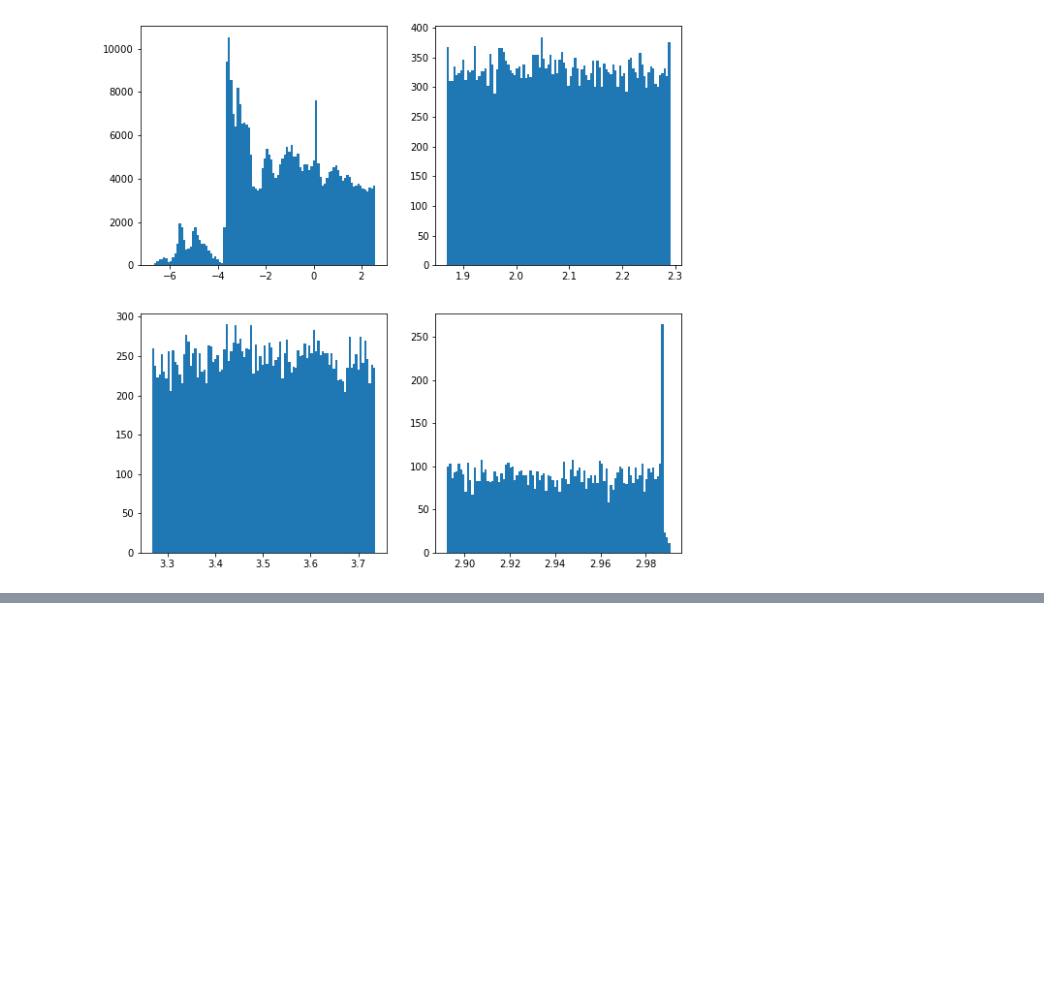
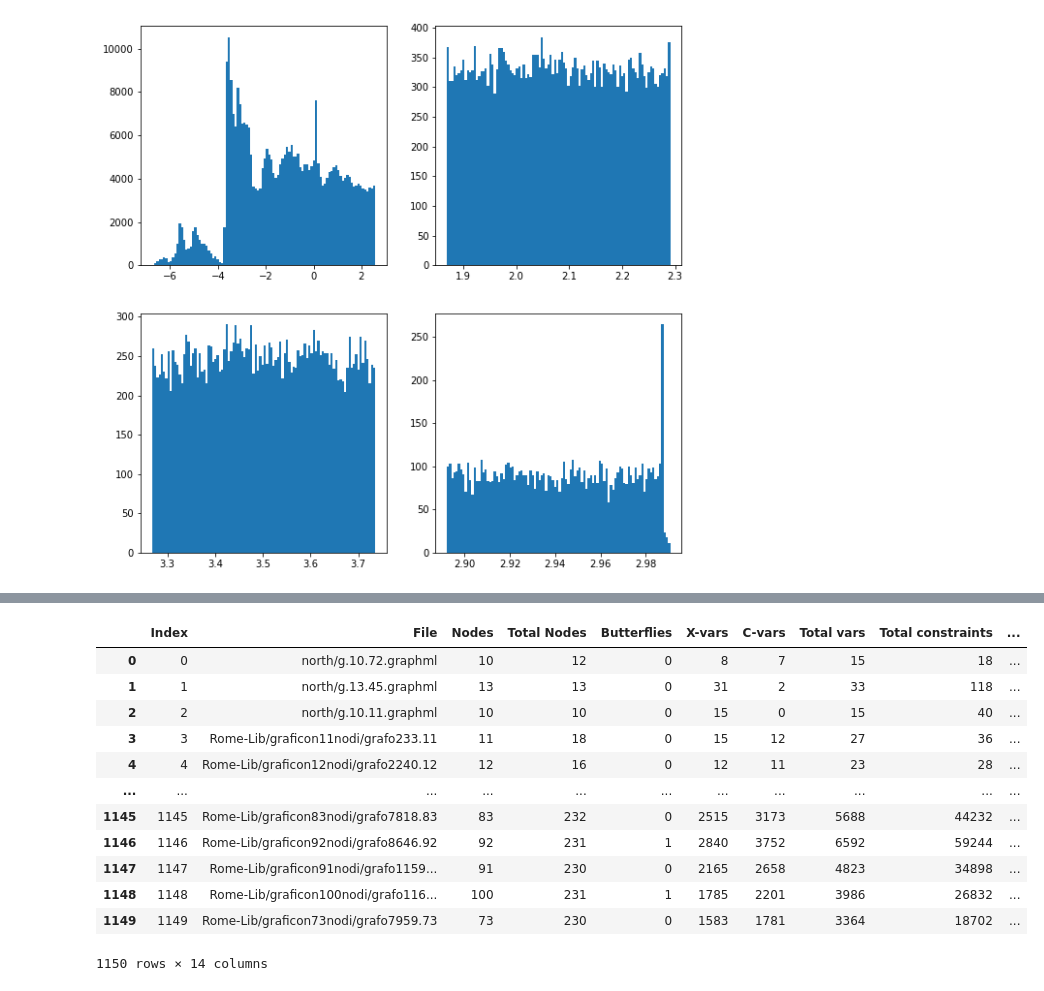
Before and after one commit to singhstack/CS7200-project, a Jupyter notebook: EDA/ku_analytics.ipynb, the cells around one changed output, grey strips where cells are left out. Drawn from its saved outputs; the diff is of its cells as text; code cells hidden in the pictures; blank space fills up the shorter version.

```diff
--- a/EDA/ku_analytics.ipynb
+++ b/EDA/ku_analytics.ipynb
@@ -129,0 +188,18 @@ plt.show()
+# %%
+df_no_checks = pd.read_csv(r'../data/direct_transitivity/d_.csv')
+# %%
+df_no_checks
+# %% [output]
+|  | Index | File | Nodes | Total Nodes | Butterflies | X-vars | C-vars | Total vars | Total constraints | ... |
+| 0 | 0 | north/g.10.72.graphml | 10 | 12 | 0 | 8 | 7 | 15 | 18 | ... |
+| 1 | 1 | north/g.13.45.graphml | 13 | 13 | 0 | 31 | 2 | 33 | 118 | ... |
+| 2 | 2 | north/g.10.11.graphml | 10 | 10 | 0 | 15 | 0 | 15 | 40 | ... |
+| 3 | 3 | Rome-Lib/graficon11nodi/grafo233.11 | 11 | 18 | 0 | 15 | 12 | 27 | 36 | ... |
+| 4 | 4 | Rome-Lib/graficon12nodi/grafo2240.12 | 12 | 16 | 0 | 12 | 11 | 23 | 28 | ... |
+| ... | ... | ... | ... | ... | ... | ... | ... | ... | ... | ... |
+| 1145 | 1145 | Rome-Lib/graficon83nodi/grafo7818.83 | 83 | 232 | 0 | 2515 | 3173 | 5688 | 44232 | ... |
+| 1146 | 1146 | Rome-Lib/graficon92nodi/grafo8646.92 | 92 | 231 | 1 | 2840 | 3752 | 6592 | 59244 | ... |
+| 1147 | 1147 | Rome-Lib/graficon91nodi/grafo1159... | 91 | 230 | 0 | 2165 | 2658 | 4823 | 34898 | ... |
+| 1148 | 1148 | Rome-Lib/graficon100nodi/grafo116... | 100 | 231 | 1 | 1785 | 2201 | 3986 | 26832 | ... |
+| 1149 | 1149 | Rome-Lib/graficon73nodi/grafo7959.73 | 73 | 230 | 0 | 1583 | 1781 | 3364 | 18702 | ... |
+1150 rows × 14 columns
```
Also changed, not shown: parts of 8 cells of this notebook.
